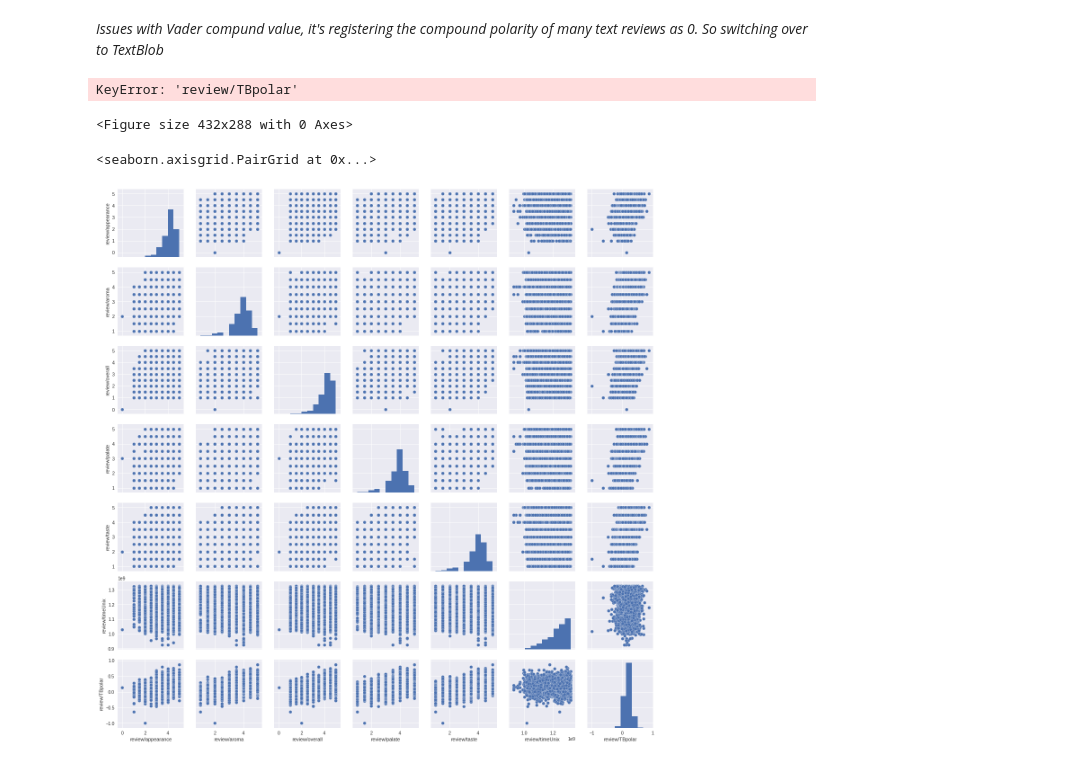
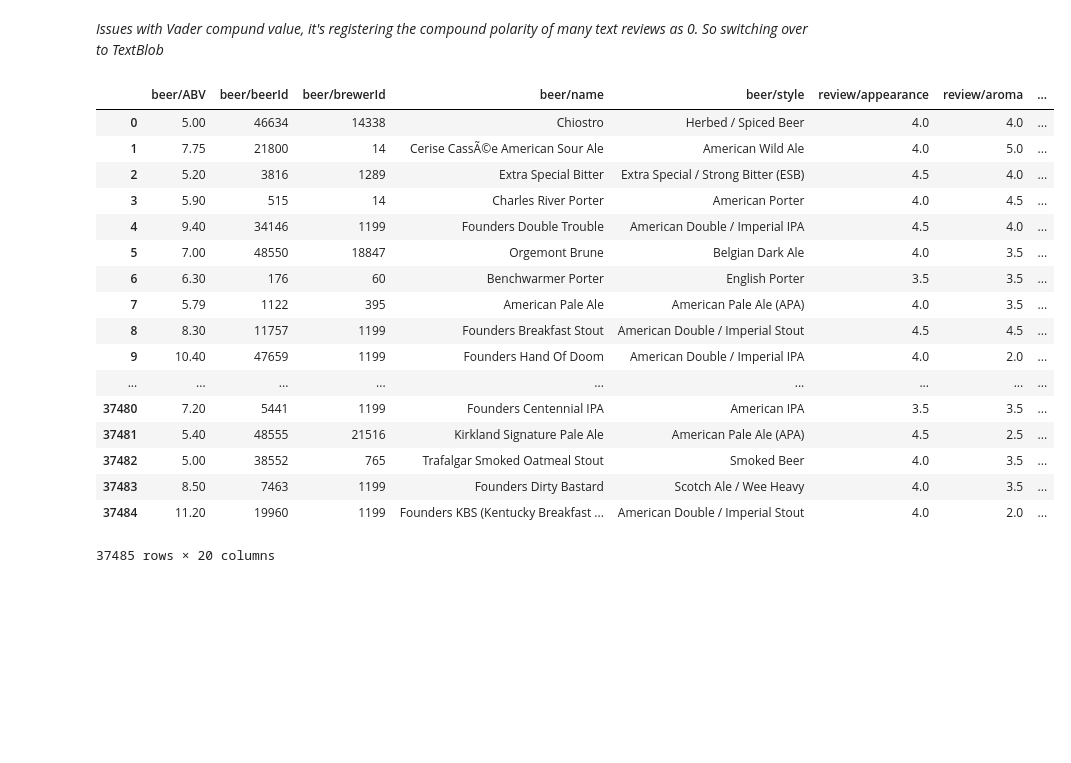
Before and after one commit to kschandr/DataProj2, a Jupyter notebook: InitialExploration.ipynb, the cells around one changed output. Drawn from its saved outputs; the diff is of its cells as text; code cells hidden in the pictures; blank space fills up the shorter version.

```diff
--- a/InitialExploration.ipynb
+++ b/InitialExploration.ipynb
@@ -91,21 +30,29 @@ for idx in range(0, len(df)):
     sentence = df.iloc[idx,col_idx]
     tb = TextBlob(sentence).sentiment.polarity
     df.iloc[idx, goal_idx] = tb
-# %%
-plt.figure(1)
-plt.plot(df["review/TBpolar"], df["review/overall"], 'ro')
-plt.ylabel('Review Overall')
-plt.xlabel('Polarity Score')
-plt.title('TextBlob Polarity')
-# %% [output]
-KeyError: 'review/TBpolar'
-<Figure size 432x288 with 0 Axes>
-# %%
-# Seaborn visualization library
-import seaborn as sns
-# Create the default pairplot
-REVIEW_COLUMNS.extend(["review/TBpolar"])
-sns.pairplot(df[REVIEW_COLUMNS])
-# %% [output]
-<seaborn.axisgrid.PairGrid at 0x...>
-[figure, removed]
+# %%
+freq = pd.Series(df["user/profileName"].value_counts()/len(df)*100, name ="user/freq")
+values = freq.keys().tolist()
+counts = freq.tolist()
+df_freq = pd.DataFrame({"user/profileName":values, 'user/freq':counts})
+# %%
+df.merge(df_freq, on= "user/profileName")
+# %% [output]
+|  | beer/ABV | beer/beerId | beer/brewerId | beer/name | beer/style | review/appearance | review/aroma | ... |
+| 0 | 5.00 | 46634 | 14338 | Chiostro | Herbed / Spiced Beer | 4.0 | 4.0 | ... |
+| 1 | 7.75 | 21800 | 14 | Cerise CassÃ©e American Sour Ale | American Wild Ale | 4.0 | 5.0 | ... |
+| 2 | 5.20 | 3816 | 1289 | Extra Special Bitter | Extra Special / Strong Bitter (ESB) | 4.5 | 4.0 | ... |
+| 3 | 5.90 | 515 | 14 | Charles River Porter | American Porter | 4.0 | 4.5 | ... |
+| 4 | 9.40 | 34146 | 1199 | Founders Double Trouble | American Double / Imperial IPA | 4.5 | 4.0 | ... |
+| 5 | 7.00 | 48550 | 18847 | Orgemont Brune | Belgian Dark Ale | 4.0 | 3.5 | ... |
+| 6 | 6.30 | 176 | 60 | Benchwarmer Porter | English Porter | 3.5 | 3.5 | ... |
+| 7 | 5.79 | 1122 | 395 | American Pale Ale | American Pale Ale (APA) | 4.0 | 3.5 | ... |
+| 8 | 8.30 | 11757 | 1199 | Founders Breakfast Stout | American Double / Imperial Stout | 4.5 | 4.5 | ... |
+| 9 | 10.40 | 47659 | 1199 | Founders Hand Of Doom | American Double / Imperial IPA | 4.0 | 2.0 | ... |
+| ... | ... | ... | ... | ... | ... | ... | ... | ... |
+| 37480 | 7.20 | 5441 | 1199 | Founders Centennial IPA | American IPA | 3.5 | 3.5 | ... |
+| 37481 | 5.40 | 48555 | 21516 | Kirkland Signature Pale Ale | American Pale Ale (APA) | 4.5 | 2.5 | ... |
+| 37482 | 5.00 | 38552 | 765 | Trafalgar Smoked Oatmeal Stout | Smoked Beer | 4.0 | 3.5 | ... |
+| 37483 | 8.50 | 7463 | 1199 | Founders Dirty Bastard | Scotch Ale / Wee Heavy | 4.0 | 3.5 | ... |
+| 37484 | 11.20 | 19960 | 1199 | Founders KBS (Kentucky Breakfast ... | American Double / Imperial Stout | 4.0 | 2.0 | ... |
+37485 rows × 20 columns
```
Also changed, not shown: parts of 8 cells of this notebook, 1 other file.
